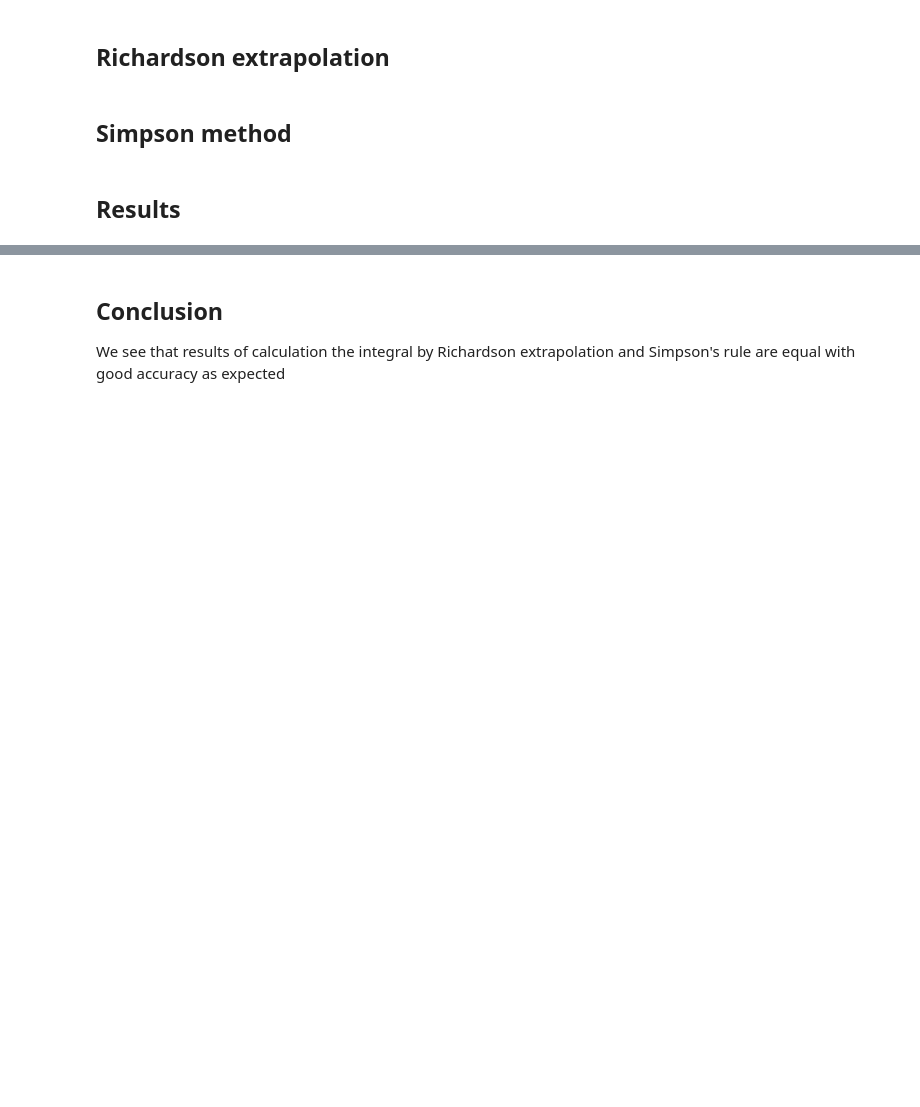
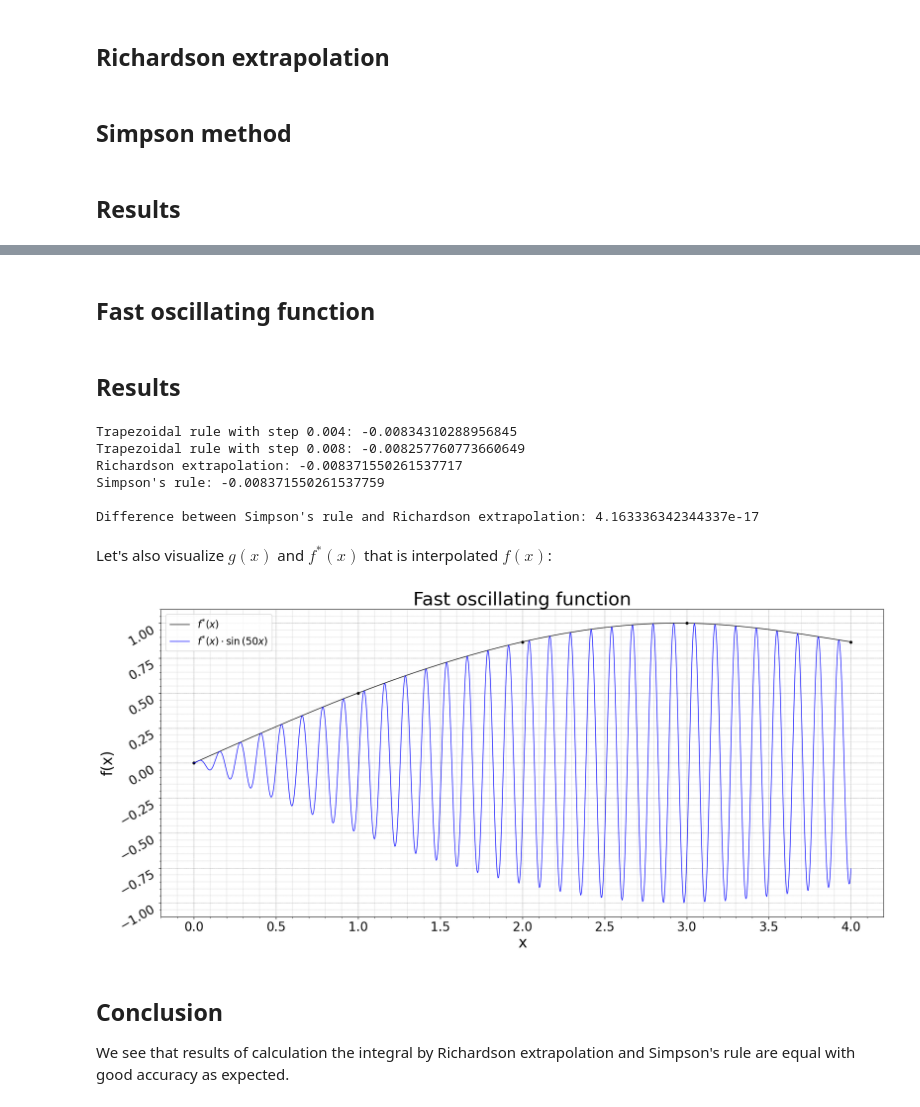
Before and after one commit to KetchuppOfficial/Computational_Mathematics, a Jupyter notebook: lab-5/lab-5.ipynb, the cells around one changed output, grey strips where cells are left out. Cells and saved outputs as stored; diff of their text form; code cells hidden in the pictures; blank space fills up the shorter version.

```diff
--- a/lab-5/lab-5.ipynb
+++ b/lab-5/lab-5.ipynb
@@ -98,0 +119,2 @@ I_s = 1.6054181448970053
+# %% [markdown]
+## Fast oscillating function
@@ -99,5 +130,63 @@ I_s = 1.6054181448970053
+# %% [markdown]
+## Results
+# %%
+a = 0
+b = 4
+x = np.linspace(a, b, 5)
+g = np.array([0, 0.5, 0.86603, 1, 0.86603])
+k = 50
+N = 1000
+
+fof = Fast_Oscillating_Func(x, g, k)
+
+I_h = trapezoidal_rule(fof, a, b, N)
+I_2h = trapezoidal_rule(fof, a, b, N // 2)
+I_r = richardson_extrapolation(trapezoidal_rule, trapezoidal_approx_order, fof, a, b, N)
+I_s = simpson_rule(fof, a, b, N)
+
+print(f"Trapezoidal rule with step {(b - a) / N}: {I_h}")
+print(f"Trapezoidal rule with step {2 * (b - a) / N}: {I_2h}")
+print(f"Richardson extrapolation: {I_r}")
+print(f"Simpson's rule: {I_s}")
+
+print(f"\nDifference between Simpson's rule and Richardson extrapolation: {abs(I_r - I_s)}")
+# %% [output]
+Trapezoidal rule with step 0.004: -0.00834310288956845
+Trapezoidal rule with step 0.008: -0.008257760773660649
+Richardson extrapolation: -0.008371550261537717
+Simpson's rule: -0.008371550261537759
+
+Difference between Simpson's rule and Richardson extrapolation: 4.163336342344337e-17
+# %% [markdown]
+Let's also visualize $g(x)$ and $f^{*}(x)$ that is interpolated $f(x)$:
+# %%
+x_ = np.linspace(a, b, N + 1)
+cs = interpolate.CubicSpline(x, f, bc_type = "natural")
+
+plt.figure(figsize = (21, 9), dpi = 100)
+plt.title("Fast oscillating function", fontsize = 30)
+
+plt.xlabel("x", fontsize = 24)
+plt.xticks(fontsize =  20, ha = "center", va = "top")
+
+plt.ylabel("f(x)", fontsize = 24)
+plt.yticks(fontsize = 20, rotation = 30, ha = "right", va = "top")
+
+plt.scatter(x, g, s = 15, color = "black")
+plt.plot(x_, cs(x_), linewidth = 1, color = "black", label = "$f^{*}(x)$")
+plt.plot(x_, fof(x_), linewidth = 1, color = "blue", label = f"$f^{{*}}(x) \cdot \\sin{{({k}x)}}$")
+
+plt.legend(loc = "best", fontsize = 16)
+
+plt.grid (color = "black", linewidth = 0.45, linestyle = "dotted")
+plt.minorticks_on()
+plt.grid (which = "minor", color = "grey", linewidth = 0.25, linestyle = "dashed")
+
+plt.show()
+# %% [output]
+[figure, added]
 # %% [markdown]
 ## Conclusion
 
 We see that results of calculation the integral by Richardson extrapolation and Simpson's rule are
-equal with good accuracy as expected
+equal with good accuracy as expected.
```
Also changed, not shown: parts of 10 cells of this notebook.
